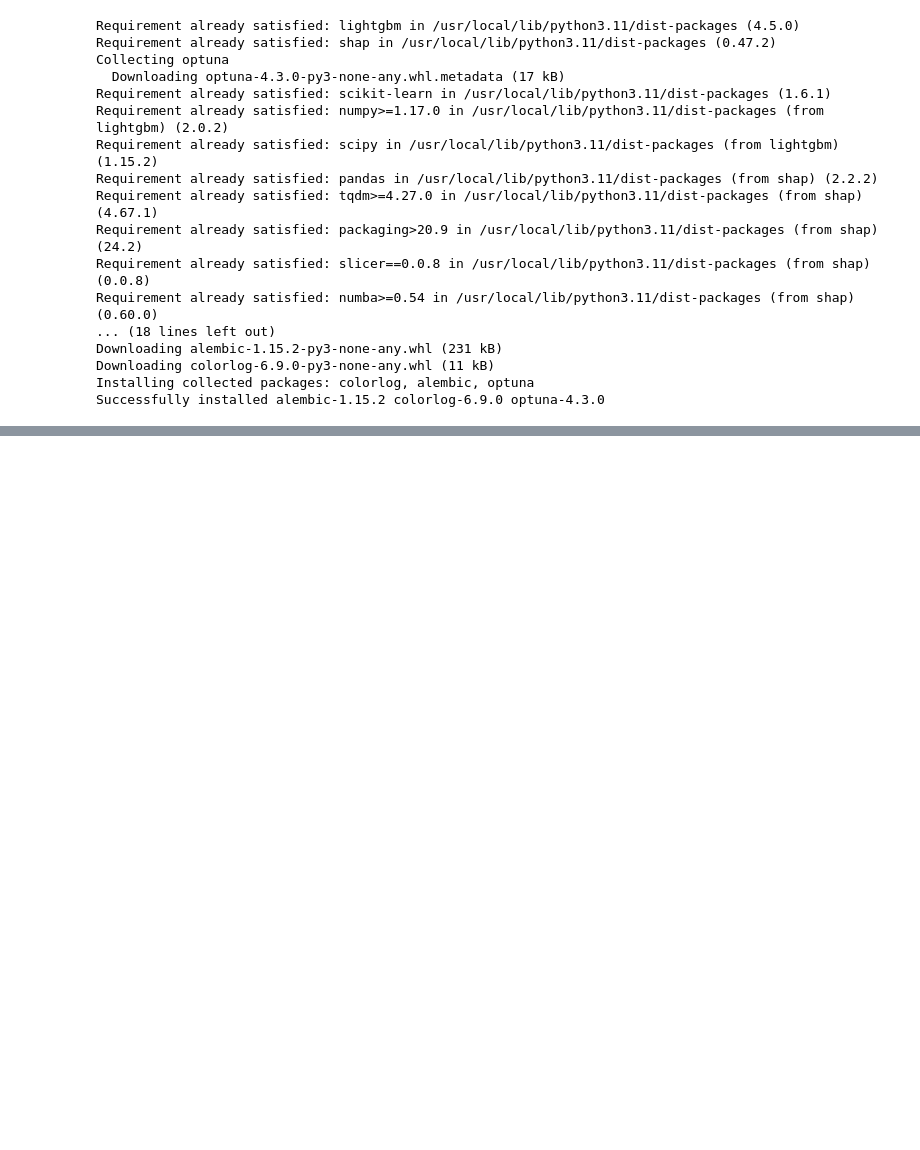
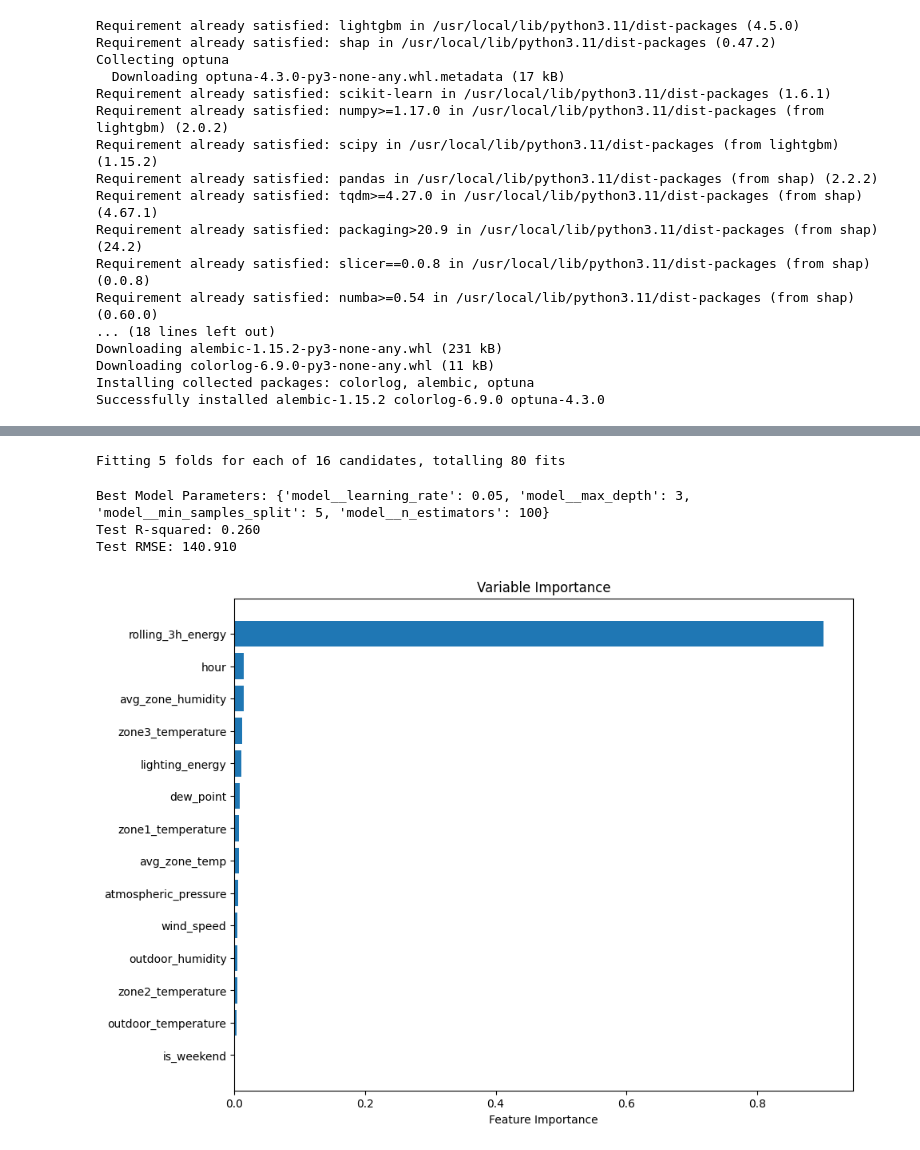
Before and after one commit to Sma9016/DS-Intern-Assignment-Muthu-Aravind, a Jupyter notebook: data-intern-project.ipynb, the cells around one changed output, grey strips where cells are left out. Saved outputs shown, nothing was run; the diff lists cells and outputs as text; code cells hidden in the pictures; blank space fills up the shorter version.

```diff
--- a/data-intern-project.ipynb
+++ b/data-intern-project.ipynb
@@ -719,0 +657,48 @@ You can try to debug the error by setting error_score='raise'.
+# %%
+# Create preprocessing and modeling pipeline
+pipeline = Pipeline([
+    ('imputer', SimpleImputer(strategy='median')),  # Handle missing values
+    ('scaler', StandardScaler()),  # Standardize features
+    ('model', GradientBoostingRegressor(random_state=42))  # Base model
+])
+
+# Define parameter grid for tuning
+param_grid = {
+    'model__n_estimators': [100, 200],
+    'model__learning_rate': [0.05, 0.1],
+    'model__max_depth': [3, 5],
+    'model__min_samples_split': [2, 5]
+}
+
+# Perform grid search
+grid_search = GridSearchCV(pipeline, param_grid, cv=5, scoring='r2', n_jobs=-1, verbose=1)
+grid_search.fit(X_train, y_train)
+
+# Get best model
+best_model = grid_search.best_estimator_
+# %% [output]
+Fitting 5 folds for each of 16 candidates, totalling 80 fits
+# %%
+# Evaluate on test set
+y_pred = best_model.predict(X_test)
+
+print(f"Best Model Parameters: {grid_search.best_params_}")
+print(f"Test R-squared: {r2_score(y_test, y_pred):.3f}")
+print(f"Test RMSE: {np.sqrt(mean_squared_error(y_test, y_pred)):.3f}")
+
+# Plot feature importance
+feature_importance = best_model.named_steps['model'].feature_importances_
+sorted_idx = np.argsort(feature_importance)
+pos = np.arange(sorted_idx.shape[0]) + 0.5
+
+plt.figure(figsize=(10,8))
+plt.barh(pos, feature_importance[sorted_idx], align='center')
+plt.yticks(pos, np.array(features)[sorted_idx])
+plt.xlabel('Feature Importance')
+plt.title('Variable Importance')
+plt.show()
+# %% [output]
+Best Model Parameters: {'model__learning_rate': 0.05, 'model__max_depth': 3, 'model__min_samples_split': 5, 'model__n_estimators': 100}
+Test R-squared: 0.260
+Test RMSE: 140.910
+[figure, added]
```
Also changed, not shown: parts of 23 cells of this notebook.
